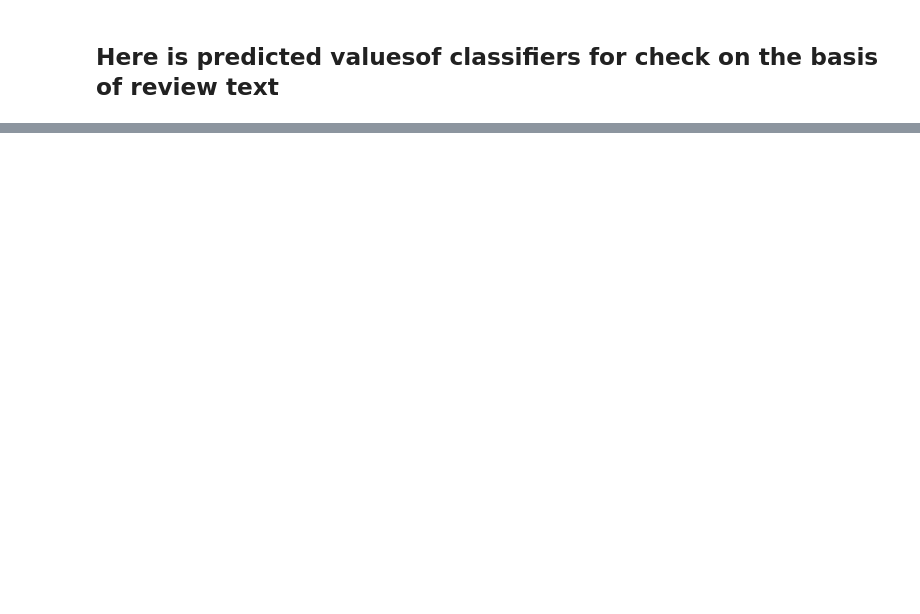
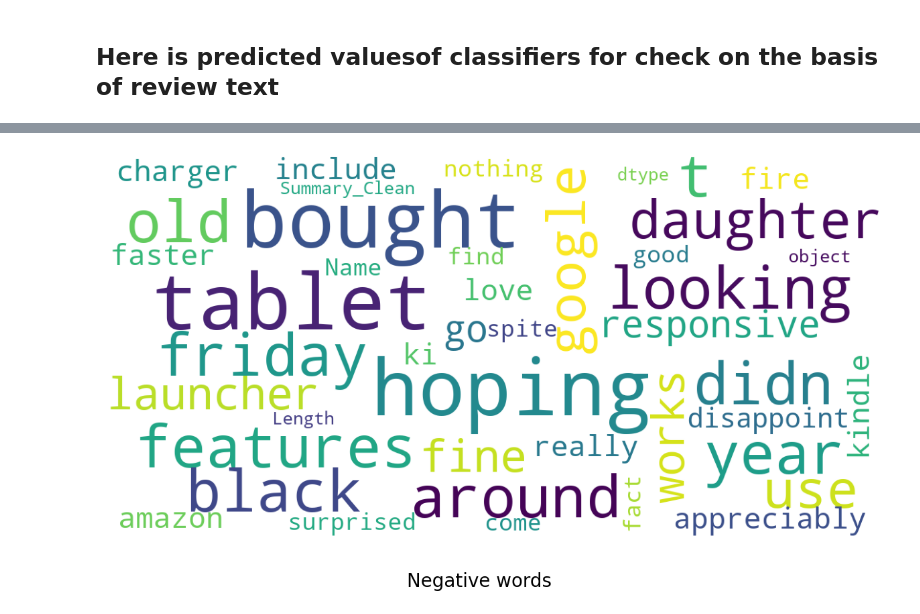
Before and after one commit to Viveksati5143/Sentimental-Analysis, a Jupyter notebook: sentimental-analysis.ipynb, the cells around one changed output, grey strips where cells are left out. Saved outputs shown, nothing was run; the diff lists cells and outputs as text; code cells hidden in the pictures; blank space fills up the shorter version.

```diff
--- a/sentimental-analysis.ipynb
+++ b/sentimental-analysis.ipynb
@@ -285,2 +447,4 @@ show_wordcloud(senti["Summary_Clean"][senti.senti == "pos"] , title="Postive Wor
 # %%
-show_wordcloud(senti["Summary_Clean"][senti.senti == "neg"] , title="Negitive words")
+show_wordcloud(senti["Summary_Clean"][senti.senti == "neg"] , title="Negative words")
+# %% [output]
+[figure, added]
```
Also changed, not shown: parts of 21 cells of this notebook, 1 other file.
